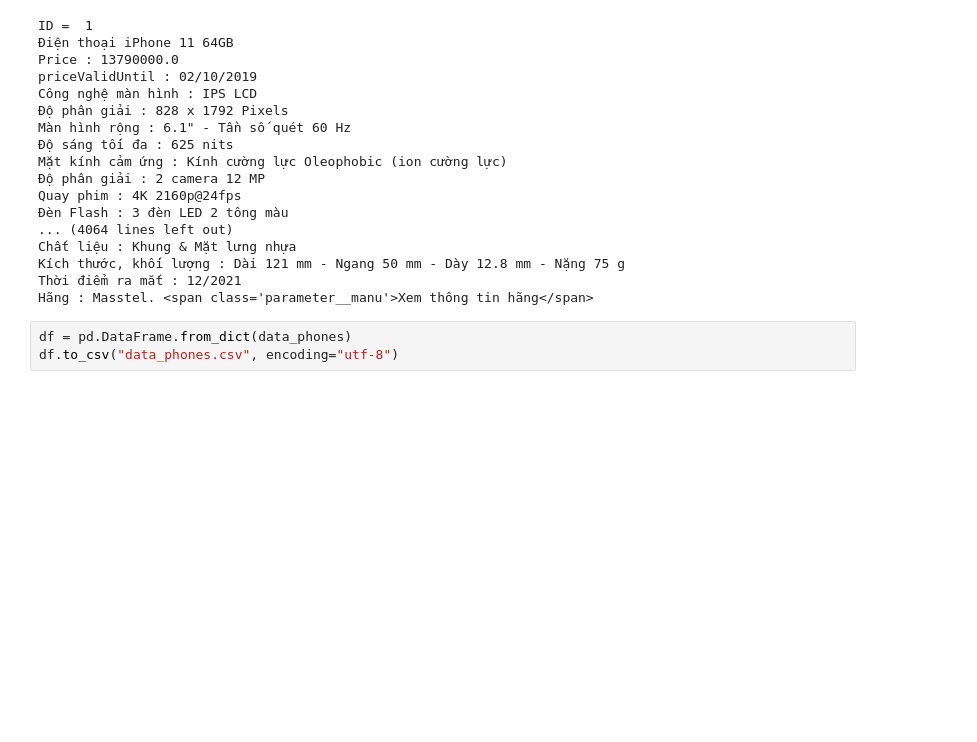
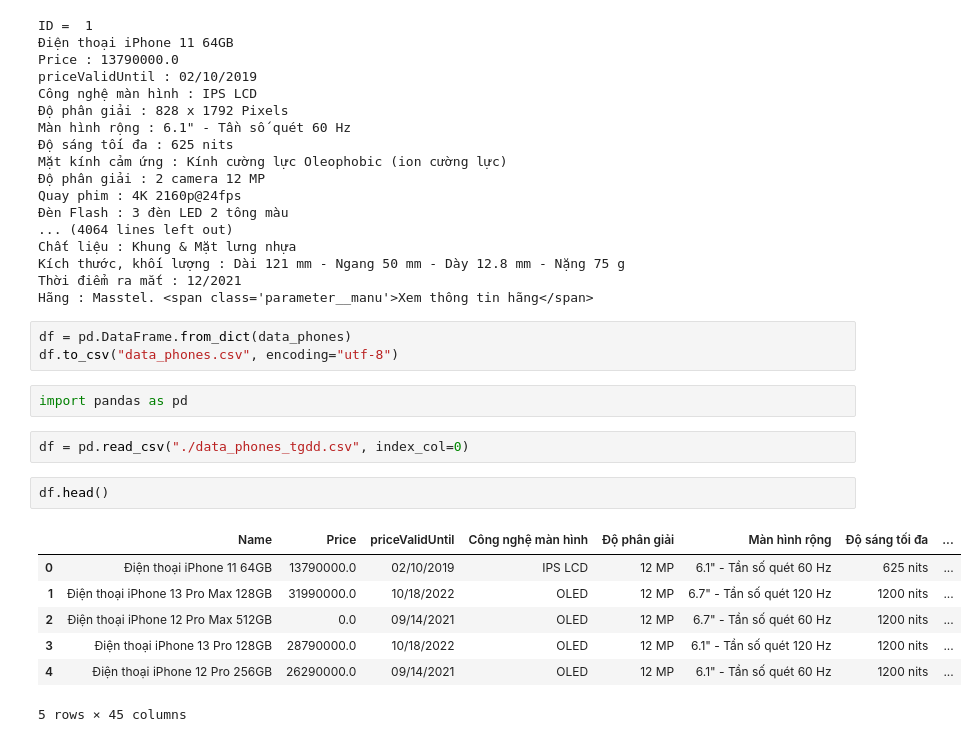
Before and after one commit to wind123mountain/Data-Integration-Project, a Jupyter notebook: Crawl_Data/crawl_thegioididong/Crawl_data_thegioididong.ipynb, the cells around one changed output. Drawn from its saved outputs; the diff is of its cells as text; blank space fills up the shorter version.

Commit message:
fix tgdd

```diff
--- a/Crawl_Data/crawl_thegioididong/Crawl_data_thegioididong.ipynb
+++ b/Crawl_Data/crawl_thegioididong/Crawl_data_thegioididong.ipynb
@@ -135,3 +135,17 @@ Hãng : Masstel. <span class='parameter__manu'>Xem thông tin hãng</span>
 # %%
 df = pd.DataFrame.from_dict(data_phones)
 df.to_csv("data_phones.csv", encoding="utf-8")
+# %%
+import pandas as pd
+# %%
+df = pd.read_csv("./data_phones_tgdd.csv", index_col=0)
+# %%
+df.head()
+# %% [output]
+|  | Name | Price | priceValidUntil | Công nghệ màn hình | Độ phân giải | Màn hình rộng | Độ sáng tối đa | ... |
+| 0 | Điện thoại iPhone 11 64GB | 13790000.0 | 02/10/2019 | IPS LCD | 12 MP | 6.1" - Tần số quét 60 Hz | 625 nits | ... |
+| 1 | Điện thoại iPhone 13 Pro Max 128GB | 31990000.0 | 10/18/2022 | OLED | 12 MP | 6.7" - Tần số quét 120 Hz | 1200 nits | ... |
+| 2 | Điện thoại iPhone 12 Pro Max 512GB | 0.0 | 09/14/2021 | OLED | 12 MP | 6.7" - Tần số quét 60 Hz | 1200 nits | ... |
+| 3 | Điện thoại iPhone 13 Pro 128GB | 28790000.0 | 10/18/2022 | OLED | 12 MP | 6.1" - Tần số quét 120 Hz | 1200 nits | ... |
+| 4 | Điện thoại iPhone 12 Pro 256GB | 26290000.0 | 09/14/2021 | OLED | 12 MP | 6.1" - Tần số quét 60 Hz | 1200 nits | ... |
+5 rows × 45 columns
```
Also changed, not shown: parts of 7 cells of this notebook, 1 other file.
